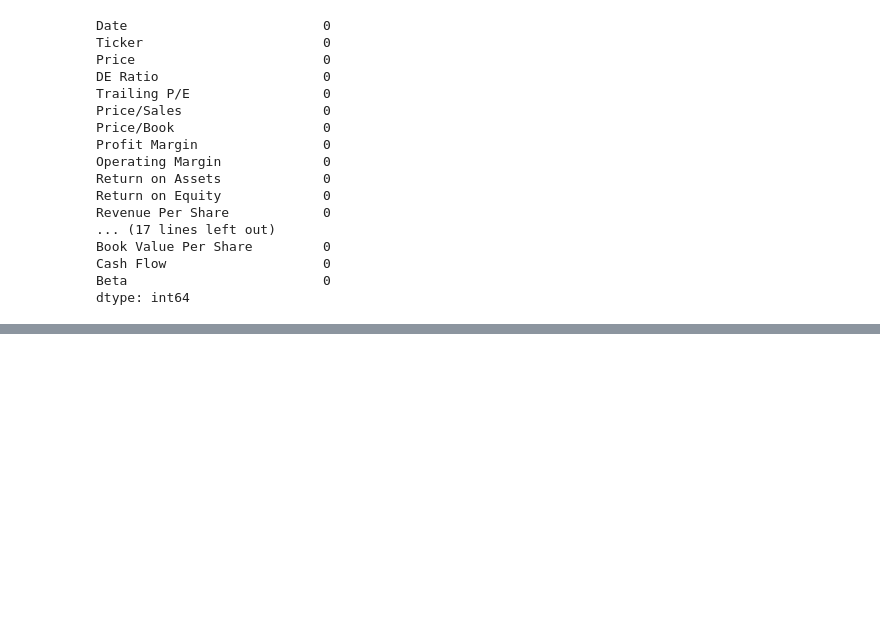
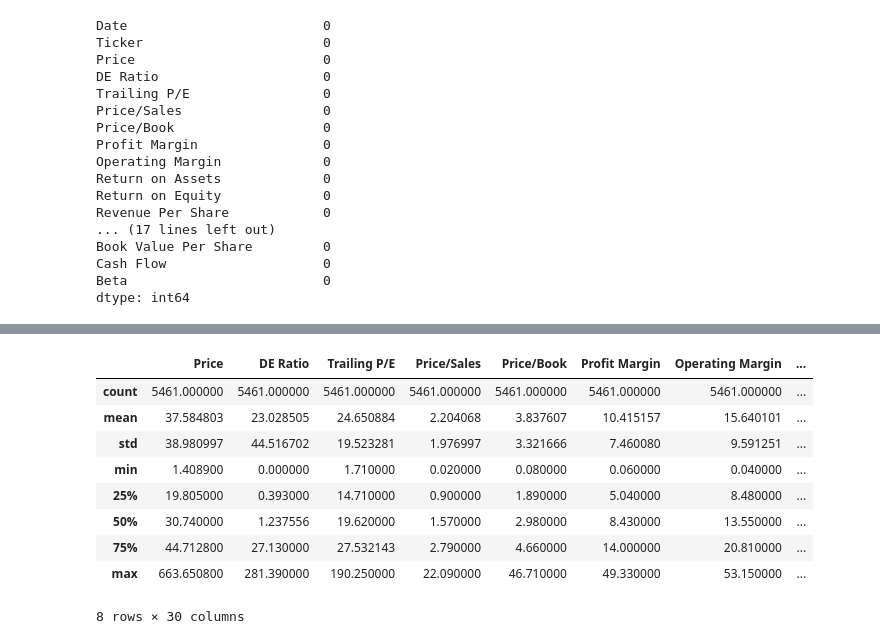
Before and after one commit to msabir10/Final_Project, a Jupyter notebook: Yahoo_Finance.ipynb, the cells around one changed output, grey strips where cells are left out. Cells and saved outputs as stored; diff of their text form; code cells hidden in the pictures; blank space fills up the shorter version.

```diff
--- a/Yahoo_Finance.ipynb
+++ b/Yahoo_Finance.ipynb
@@ -208,3 +251,24 @@ dtype: int64
+# %%
+#Remove outliers
+#from scipy import stats
+for i in num_col:
+    df = df[np.abs(df[i]-df[i].mean()) <= (3*df[i].std())]
+
+df = df[df['Price']<10000]
+#cdf[(np.abs(stats.zscore(cdf)) < 3).all(axis=0)]
+#cdf[(np.abs(stats.zscore(cdf[0])) < 3)]
+df.describe()
+# %% [output]
+|  | Price | DE Ratio | Trailing P/E | Price/Sales | Price/Book | Profit Margin | Operating Margin | ... |
+| count | 5461.000000 | 5461.000000 | 5461.000000 | 5461.000000 | 5461.000000 | 5461.000000 | 5461.000000 | ... |
+| mean | 37.584803 | 23.028505 | 24.650884 | 2.204068 | 3.837607 | 10.415157 | 15.640101 | ... |
+| std | 38.980997 | 44.516702 | 19.523281 | 1.976997 | 3.321666 | 7.460080 | 9.591251 | ... |
+| min | 1.408900 | 0.000000 | 1.710000 | 0.020000 | 0.080000 | 0.060000 | 0.040000 | ... |
+| 25% | 19.805000 | 0.393000 | 14.710000 | 0.900000 | 1.890000 | 5.040000 | 8.480000 | ... |
+| 50% | 30.740000 | 1.237556 | 19.620000 | 1.570000 | 2.980000 | 8.430000 | 13.550000 | ... |
+| 75% | 44.712800 | 27.130000 | 27.532143 | 2.790000 | 4.660000 | 14.000000 | 20.810000 | ... |
+| max | 663.650800 | 281.390000 | 190.250000 | 22.090000 | 46.710000 | 49.330000 | 53.150000 | ... |
+8 rows × 30 columns
 # %%
 #export clean data
 df.to_csv('Resources/clean_data.csv', index=False)
```
Also changed, not shown: parts of 39 cells of this notebook, 11 other files.
